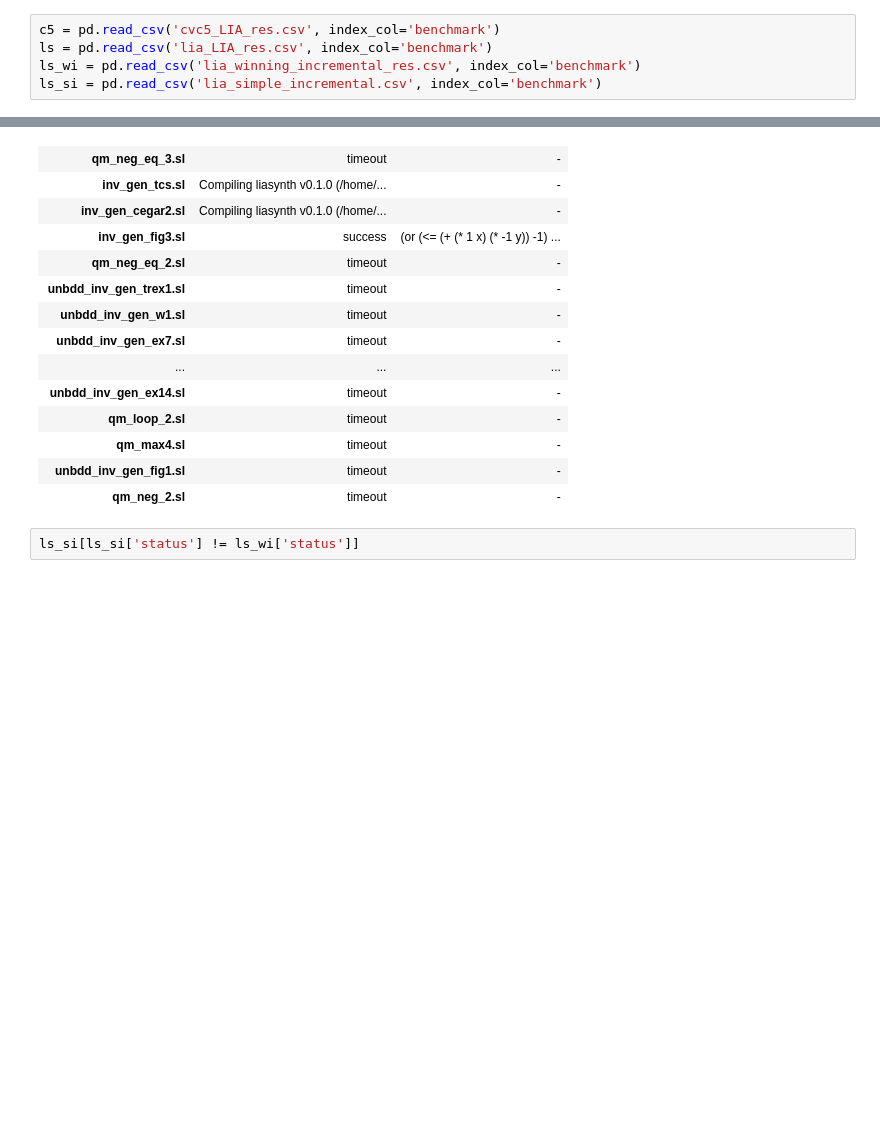
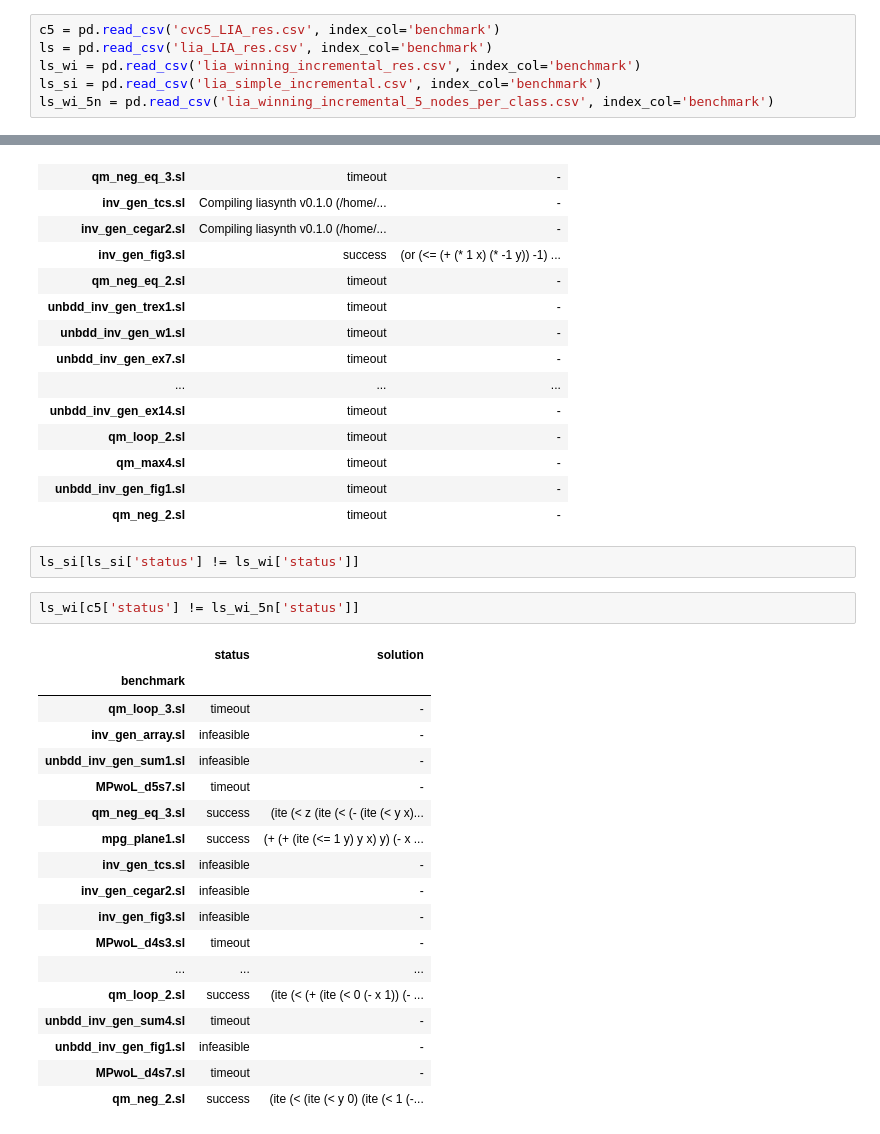
Before and after one commit to memoryleak47/liasynth, a Jupyter notebook: results/analysis.ipynb, the cells around one changed output, grey strips where cells are left out. Drawn from its saved outputs; the diff is of its cells as text; blank space fills up the shorter version.

```diff
--- a/results/analysis.ipynb
+++ b/results/analysis.ipynb
@@ -5,6 +5,7 @@ c5 = pd.read_csv('cvc5_LIA_res.csv', index_col='benchmark')
 ls = pd.read_csv('lia_LIA_res.csv', index_col='benchmark')
 ls_wi = pd.read_csv('lia_winning_incremental_res.csv', index_col='benchmark')
 ls_si = pd.read_csv('lia_simple_incremental.csv', index_col='benchmark')
+ls_wi_5n = pd.read_csv('lia_winning_incremental_5_nodes_per_class.csv', index_col='benchmark')
 # %%
 print(f"cvc5:   {len(c5[c5['status'] == 'success']):>2}")
 print(f"ls:     {len(ls[ls['status'] == 'success']):>2}")
@@ -100,3 +104,24 @@ ls[ls_wi['status'] != ls['status']]
 | qm_neg_2.sl | timeout | - |
 # %%
 ls_si[ls_si['status'] != ls_wi['status']]
+# %%
+ls_wi[c5['status'] != ls_wi_5n['status']]
+# %% [output]
+|  | status | solution |
+| benchmark |  |  |
+| qm_loop_3.sl | timeout | - |
+| inv_gen_array.sl | infeasible | - |
+| unbdd_inv_gen_sum1.sl | infeasible | - |
+| MPwoL_d5s7.sl | timeout | - |
+| qm_neg_eq_3.sl | success | (ite (< z (ite (< (- (ite (< y x)... |
+| mpg_plane1.sl | success | (+ (+ (ite (<= 1 y) y x) y) (- x ... |
+| inv_gen_tcs.sl | infeasible | - |
+| inv_gen_cegar2.sl | infeasible | - |
+| inv_gen_fig3.sl | infeasible | - |
+| MPwoL_d4s3.sl | timeout | - |
+| ... | ... | ... |
+| qm_loop_2.sl | success | (ite (< (+ (ite (< 0 (- x 1)) (- ... |
+| unbdd_inv_gen_sum4.sl | timeout | - |
+| unbdd_inv_gen_fig1.sl | infeasible | - |
+| MPwoL_d4s7.sl | timeout | - |
+| qm_neg_2.sl | success | (ite (< (ite (< y 0) (ite (< 1 (-... |
```
Also changed, not shown: parts of 2 cells of this notebook, 3 other files.
